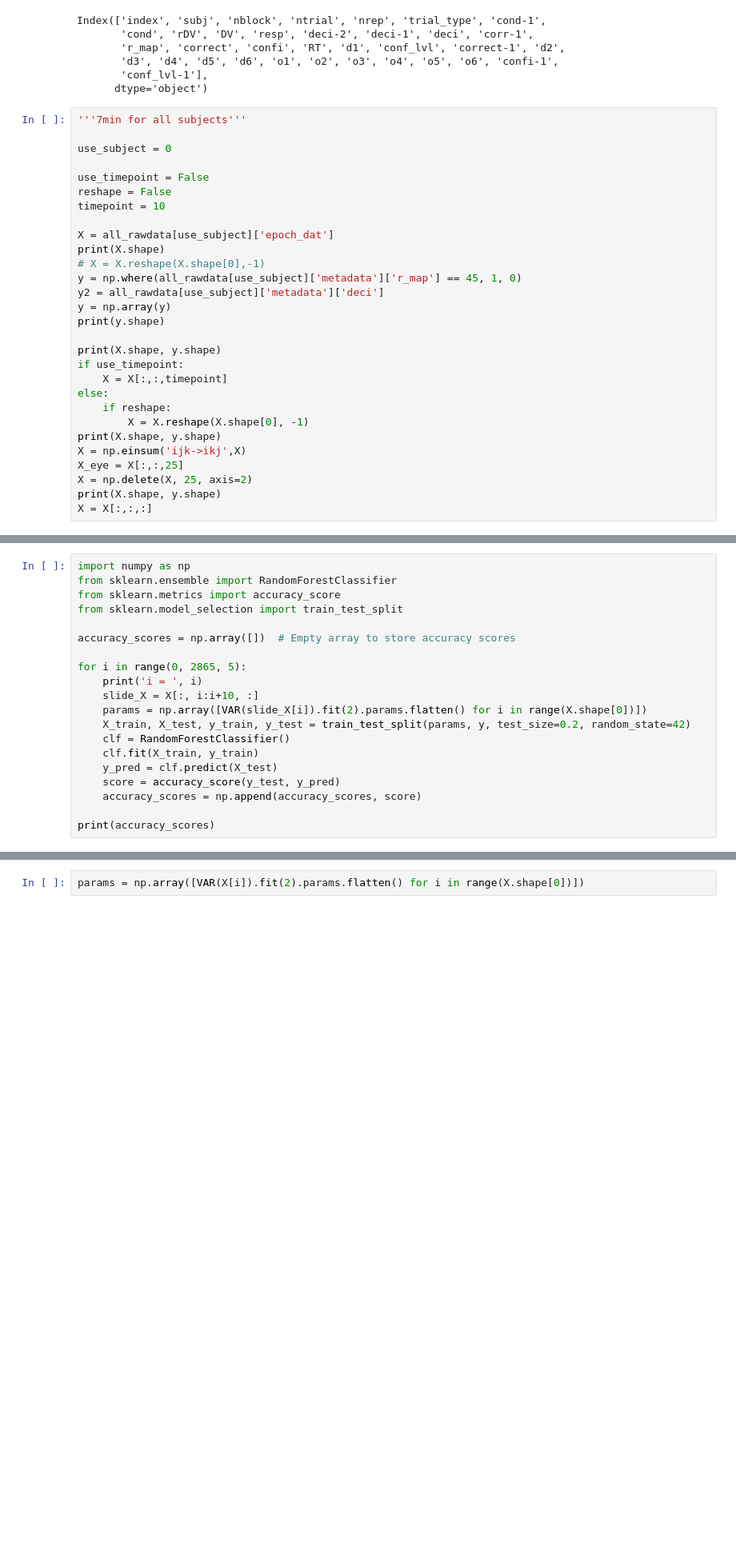
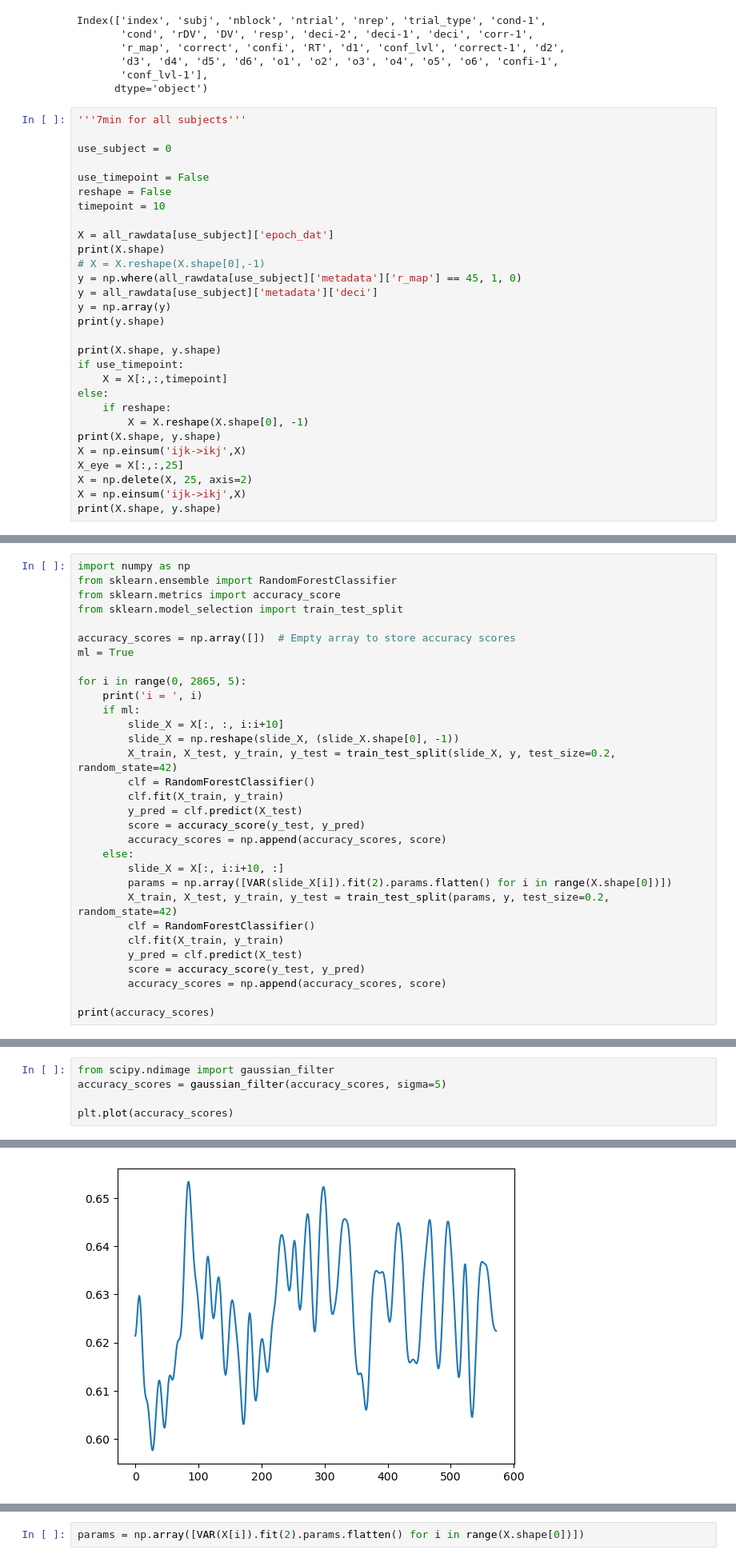
Before and after one commit to unthrived/master-thesis, a Jupyter notebook: 0_main_deci_ML_sli.ipynb, the cells around one changed output, grey strips where cells are left out. Shown at 80% size. Cells and saved outputs as stored; diff of their text form; blank space fills up the shorter version.

```diff
--- a/0_main_deci_ML_sli.ipynb
+++ b/0_main_deci_ML_sli.ipynb
@@ -61,7 +61,7 @@ X = all_rawdata[use_subject]['epoch_dat']
 print(X.shape)
 # X = X.reshape(X.shape[0],-1)
 y = np.where(all_rawdata[use_subject]['metadata']['r_map'] == 45, 1, 0)
-y2 = all_rawdata[use_subject]['metadata']['deci']
+y = all_rawdata[use_subject]['metadata']['deci']
 y = np.array(y)
 print(y.shape)
 
@@ -75,8 +75,8 @@ print(X.shape, y.shape)
 X = np.einsum('ijk->ikj',X)
 X_eye = X[:,:,25]
 X = np.delete(X, 25, axis=2)
+X = np.einsum('ijk->ikj',X)
 print(X.shape, y.shape)
-X = X[:,:,:]
 # %% [output]
 (250, 32, 2876)
 (250,)
@@ -90,17 +90,28 @@ from sklearn.metrics import accuracy_score
 from sklearn.model_selection import train_test_split
 
 accuracy_scores = np.array([])  # Empty array to store accuracy scores
+ml = True
 
 for i in range(0, 2865, 5):
     print('i = ', i)
-    slide_X = X[:, i:i+10, :]
-    params = np.array([VAR(slide_X[i]).fit(2).params.flatten() for i in range(X.shape[0])])
-    X_train, X_test, y_train, y_test = train_test_split(params, y, test_size=0.2, random_state=42)
-    clf = RandomForestClassifier()
-    clf.fit(X_train, y_train)
-    y_pred = clf.predict(X_test)
-    score = accuracy_score(y_test, y_pred)
-    accuracy_scores = np.append(accuracy_scores, score)
+    if ml:
+        slide_X = X[:, :, i:i+10]
+        slide_X = np.reshape(slide_X, (slide_X.shape[0], -1))
+        X_train, X_test, y_train, y_test = train_test_split(slide_X, y, test_size=0.2, random_state=42)
+        clf = RandomForestClassifier()
+        clf.fit(X_train, y_train)
+        y_pred = clf.predict(X_test)
+        score = accuracy_score(y_test, y_pred)
+        accuracy_scores = np.append(accuracy_scores, score)
+    else:
+        slide_X = X[:, i:i+10, :]
+        params = np.array([VAR(slide_X[i]).fit(2).params.flatten() for i in range(X.shape[0])])
+        X_train, X_test, y_train, y_test = train_test_split(params, y, test_size=0.2, random_state=42)
+        clf = RandomForestClassifier()
+        clf.fit(X_train, y_train)
+        y_pred = clf.predict(X_test)
+        score = accuracy_score(y_test, y_pred)
+        accuracy_scores = np.append(accuracy_scores, score)
 
 print(accuracy_scores)
 # %% [output]
@@ -128,0 +135,6 @@ plt.plot(accuracy_scores)
+# %%
+from scipy.ndimage import gaussian_filter
+accuracy_scores = gaussian_filter(accuracy_scores, sigma=5)
+
+plt.plot(accuracy_scores)
+# %% [output]
@@ -129,3 +142,4 @@ plt.plot(accuracy_scores)
+[figure, added]
 # %%
 # y = np.where(all_rawdata[use_subject]['metadata']['r_map'] == 45, 1, 0)
 # y2 = all_rawdata[use_subject]['metadata']['deci']
```
Also changed, not shown: parts of 4 cells of this notebook, 1 other file.
